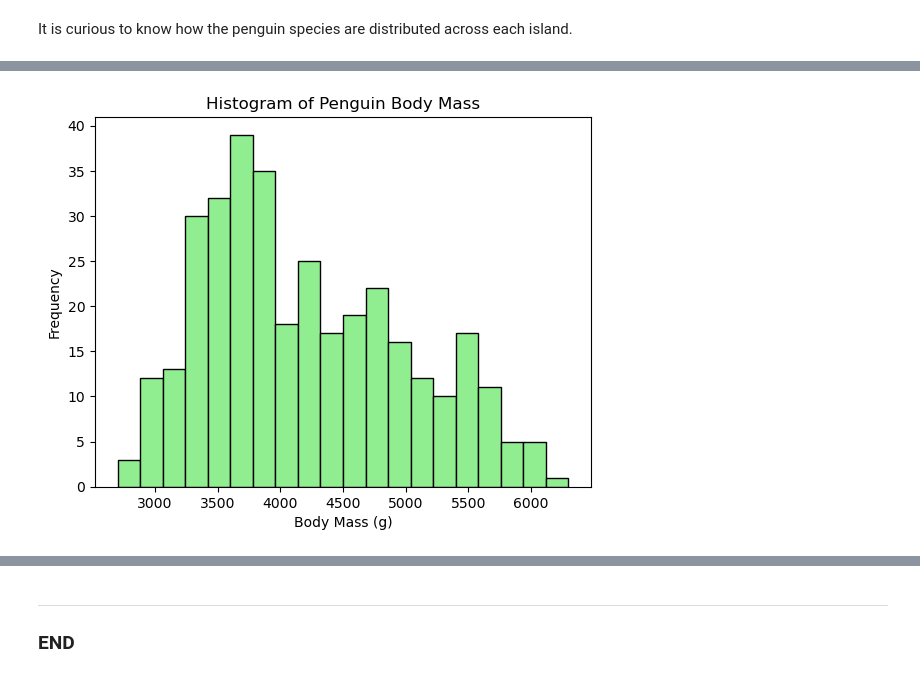
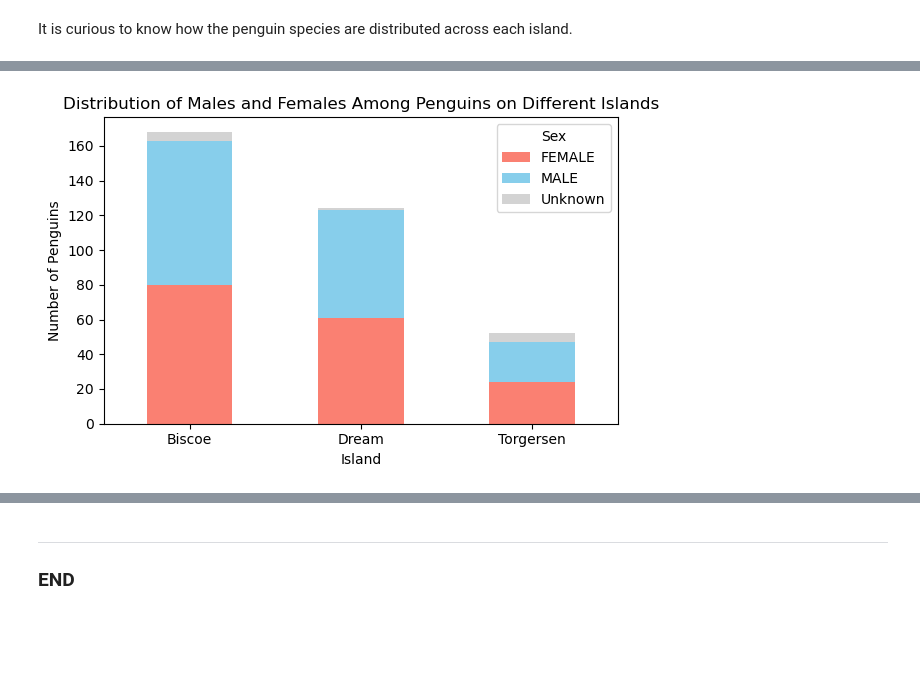
Before and after one commit to YuliiaKharchenko/PofDA-my-work, a Jupyter notebook: penguins.ipynb, the cells around one changed output, grey strips where cells are left out. Drawn from its saved outputs; the diff is of its cells as text; code cells hidden in the pictures; blank space fills up the shorter version.

```diff
--- a/penguins.ipynb
+++ b/penguins.ipynb
@@ -258,9 +258,25 @@ plt.show()
-# %%
-# Histogram of body mass.
-plt.hist(df['body_mass_g'], bins=20, color='lightgreen', edgecolor='black')
-plt.title('requency of Penguin Body Mass')
-plt.xlabel('Body Mass (g)')
-plt.ylabel('Frequency')
-plt.show()
-# %% [output]
-[figure, removed]
+# %%
+# Fill NaN values in the 'sex' column with a placeholder value, such as 'Unknown'
+df['sex'].fillna('Unknown', inplace=True)
+
+# Filter the DataFrame by sex and count the number of penguins on each island for each sex
+sex_counts = df.groupby(['island', 'sex']).size().unstack(fill_value=0)
+
+# Define colors for males, females, and unknown
+colors = {'MALE': 'skyblue', 'FEMALE': 'salmon', 'Unknown': 'lightgray'}
+
+# Create a bar plot using seaborn
+sex_counts.plot(kind='bar', stacked=True, figsize=(6, 4), color=colors)
+
+# Set plot labels and title
+plt.title('Distribution of Males and Females Among Penguins on Different Islands')
+plt.xlabel('Island')
+plt.ylabel('Number of Penguins')
+
+# Show the plot
+plt.legend(title='Sex')
+plt.xticks(rotation=0)  # Rotate x-axis labels for better readability
+plt.tight_layout()
+plt.show()
+# %% [output]
+[figure, added]
```
Also changed, not shown: parts of 2 cells of this notebook.
